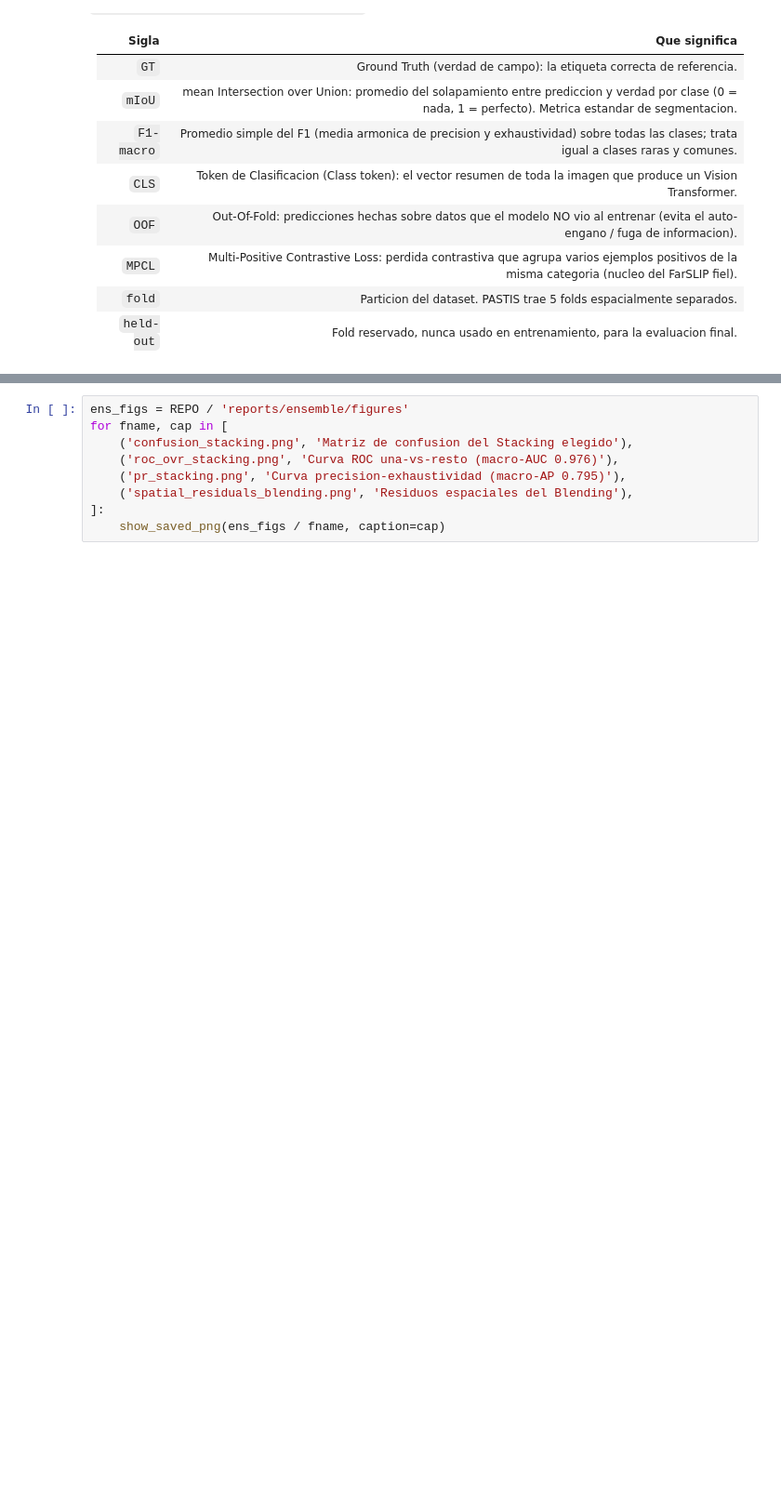
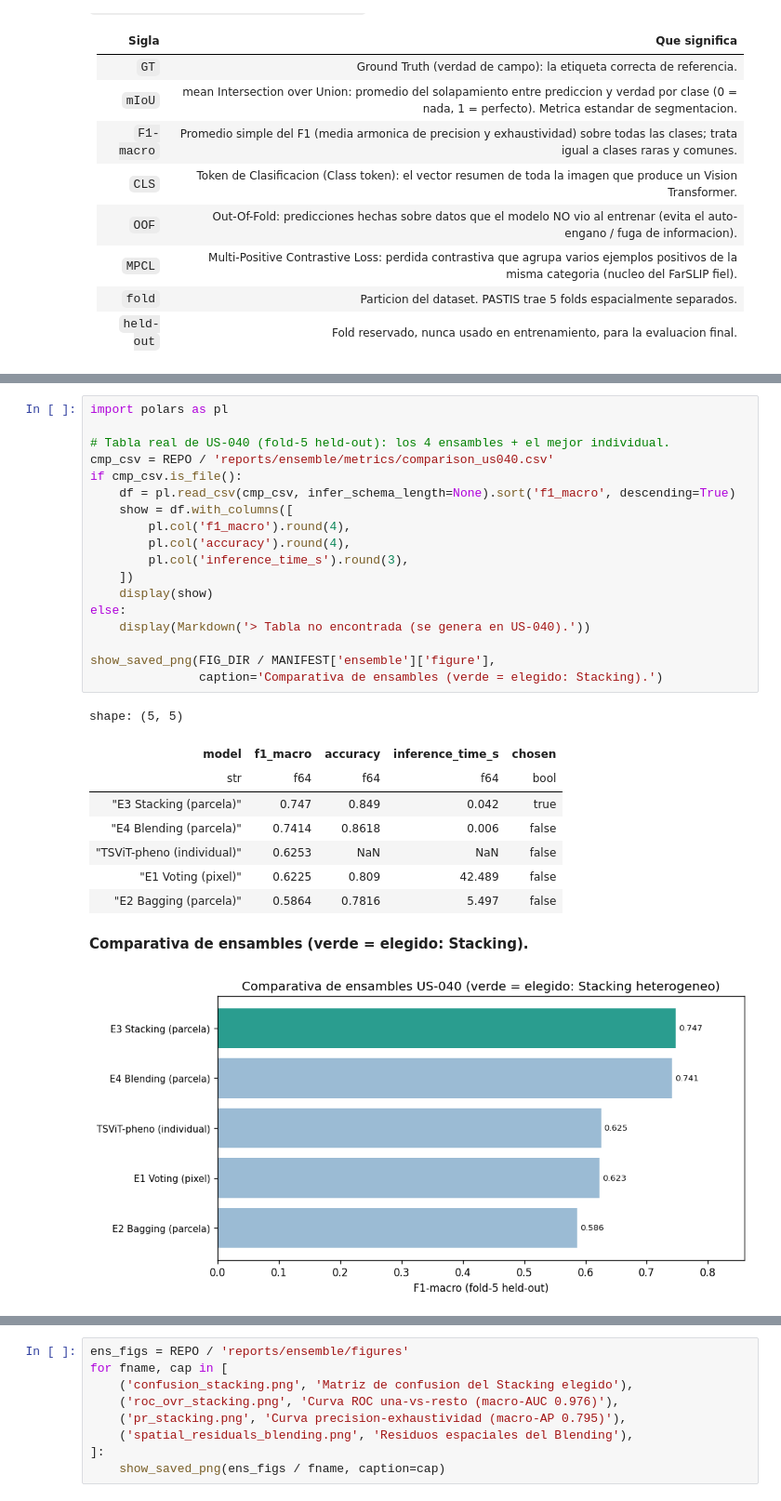
Before and after one commit to ArthurZizumbo/agrosat-copilot, a Jupyter notebook: notebooks/final_model/06c_ensambles_us040.ipynb, the cells around one changed output, grey strips where cells are left out. Shown at 93% size. Drawn from its saved outputs; the diff is of its cells as text; blank space fills up the shorter version.

```diff
--- a/notebooks/final_model/06c_ensambles_us040.ipynb
+++ b/notebooks/final_model/06c_ensambles_us040.ipynb
@@ -76,0 +83,29 @@ shape: (5, 5)
+# %%
+import polars as pl
+
+# Tabla real de US-040 (fold-5 held-out): los 4 ensambles + el mejor individual.
+cmp_csv = REPO / 'reports/ensemble/metrics/comparison_us040.csv'
+if cmp_csv.is_file():
+    df = pl.read_csv(cmp_csv, infer_schema_length=None).sort('f1_macro', descending=True)
+    show = df.with_columns([
+        pl.col('f1_macro').round(4),
+        pl.col('accuracy').round(4),
+        pl.col('inference_time_s').round(3),
+    ])
+    display(show)
+else:
+    display(Markdown('> Tabla no encontrada (se genera en US-040).'))
+
+show_saved_png(FIG_DIR / MANIFEST['ensemble']['figure'],
+               caption='Comparativa de ensambles (verde = elegido: Stacking).')
+# %% [output]
+shape: (5, 5)
+| model | f1_macro | accuracy | inference_time_s | chosen |
+| str | f64 | f64 | f64 | bool |
+| "E3 Stacking (parcela)" | 0.747 | 0.849 | 0.042 | true |
+| "E4 Blending (parcela)" | 0.7414 | 0.8618 | 0.006 | false |
+| "TSViT-pheno (individual)" | 0.6253 | NaN | NaN | false |
+| "E1 Voting (pixel)" | 0.6225 | 0.809 | 42.489 | false |
+| "E2 Bagging (parcela)" | 0.5864 | 0.7816 | 5.497 | false |
+**Comparativa de ensambles (verde = elegido: Stacking).**
+[figure, added]
```
Also changed, not shown: parts of 16 cells of this notebook, 4 other files.
